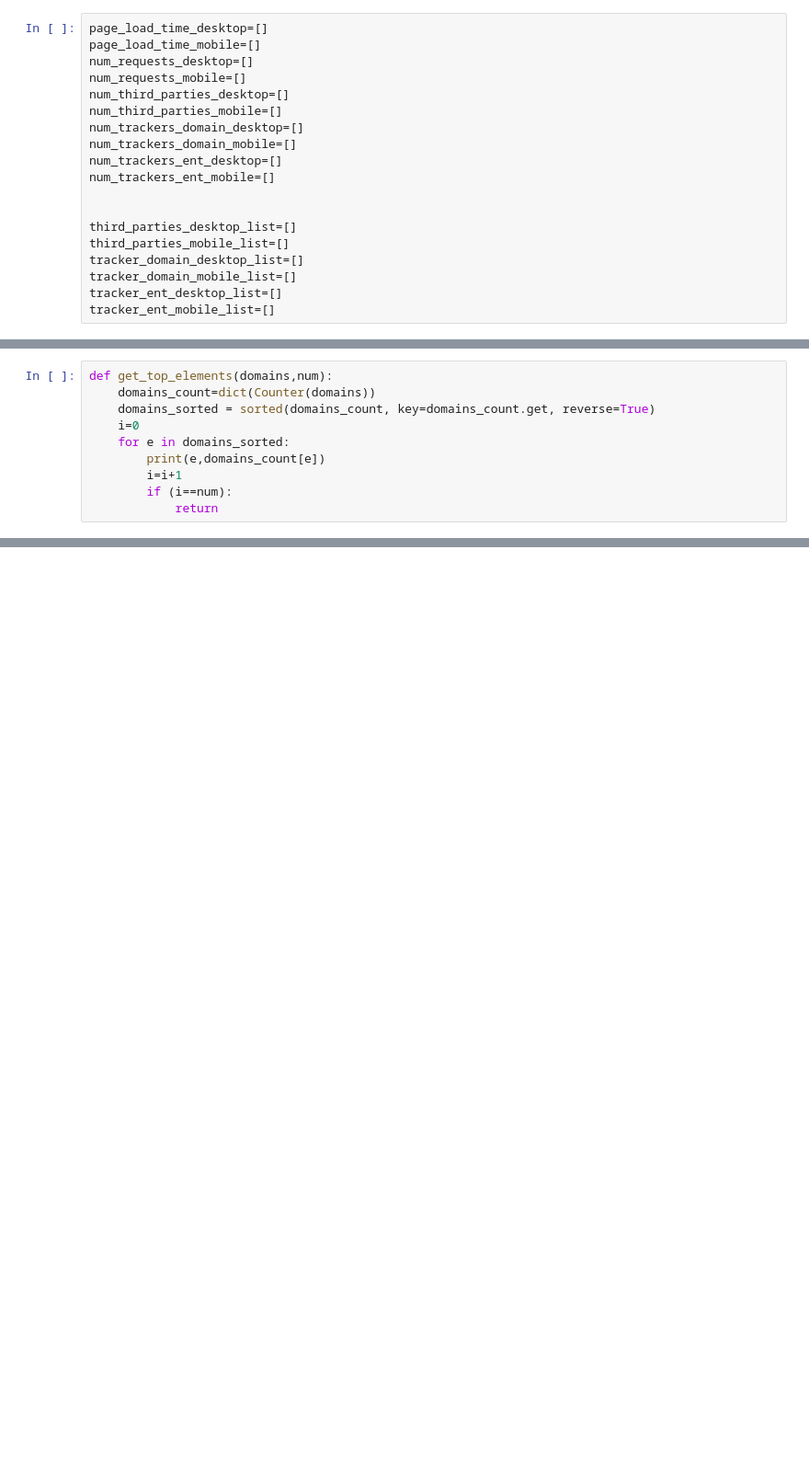
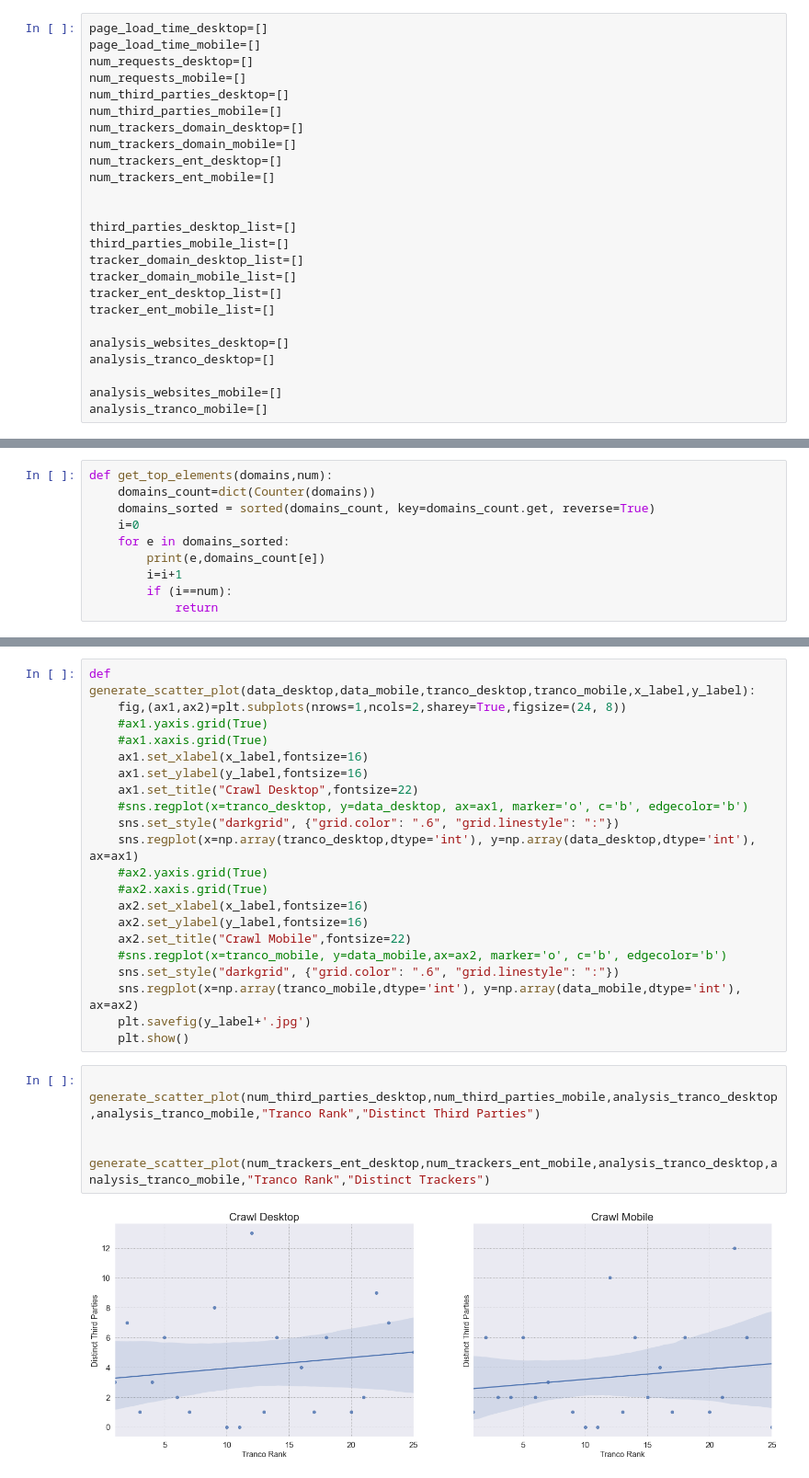
Before and after one commit to shravansukumar/capita_select_tracker, a Jupyter notebook: analysis.ipynb, the cells around one changed output, grey strips where cells are left out. Shown: that part at 92% size. Cells and saved outputs as stored; diff of their text form; blank space fills up the shorter version.

Commit message:
analysis point 7 and 8

```diff
--- a/analysis.ipynb
+++ b/analysis.ipynb
@@ -25,6 +26,12 @@ tracker_domain_desktop_list=[]
 tracker_domain_mobile_list=[]
 tracker_ent_desktop_list=[]
 tracker_ent_mobile_list=[]
+
+analysis_websites_desktop=[]
+analysis_tranco_desktop=[]
+
+analysis_websites_mobile=[]
+analysis_tranco_mobile=[]
 # %%
 #load the disconnect blocklist as top level domains
 f = open('services.json')
@@ -290,0 +310,27 @@ Microsoft Corporation 1
+# %%
+def generate_scatter_plot(data_desktop,data_mobile,tranco_desktop,tranco_mobile,x_label,y_label):
+    fig,(ax1,ax2)=plt.subplots(nrows=1,ncols=2,sharey=True,figsize=(24, 8))
+    #ax1.yaxis.grid(True)
+    #ax1.xaxis.grid(True)
+    ax1.set_xlabel(x_label,fontsize=16)
+    ax1.set_ylabel(y_label,fontsize=16)
+    ax1.set_title("Crawl Desktop",fontsize=22)
+    #sns.regplot(x=tranco_desktop, y=data_desktop, ax=ax1, marker='o', c='b', edgecolor='b')
+    sns.set_style("darkgrid", {"grid.color": ".6", "grid.linestyle": ":"})
+    sns.regplot(x=np.array(tranco_desktop,dtype='int'), y=np.array(data_desktop,dtype='int'), ax=ax1)
+    #ax2.yaxis.grid(True)
+    #ax2.xaxis.grid(True)
+    ax2.set_xlabel(x_label,fontsize=16)
+    ax2.set_ylabel(y_label,fontsize=16)
+    ax2.set_title("Crawl Mobile",fontsize=22)
+    #sns.regplot(x=tranco_mobile, y=data_mobile,ax=ax2, marker='o', c='b', edgecolor='b')
+    sns.set_style("darkgrid", {"grid.color": ".6", "grid.linestyle": ":"})
+    sns.regplot(x=np.array(tranco_mobile,dtype='int'), y=np.array(data_mobile,dtype='int'), ax=ax2)
+    plt.savefig(y_label+'.jpg')
+    plt.show()
+# %%
+    generate_scatter_plot(num_third_parties_desktop,num_third_parties_mobile,analysis_tranco_desktop,analysis_tranco_mobile,"Tranco Rank","Distinct Third Parties")
+
+    generate_scatter_plot(num_trackers_ent_desktop,num_trackers_ent_mobile,analysis_tranco_desktop,analysis_tranco_mobile,"Tranco Rank","Distinct Trackers")
+# %% [output]
+[figure, added]
```
Also changed, not shown: parts of 9 cells of this notebook.
